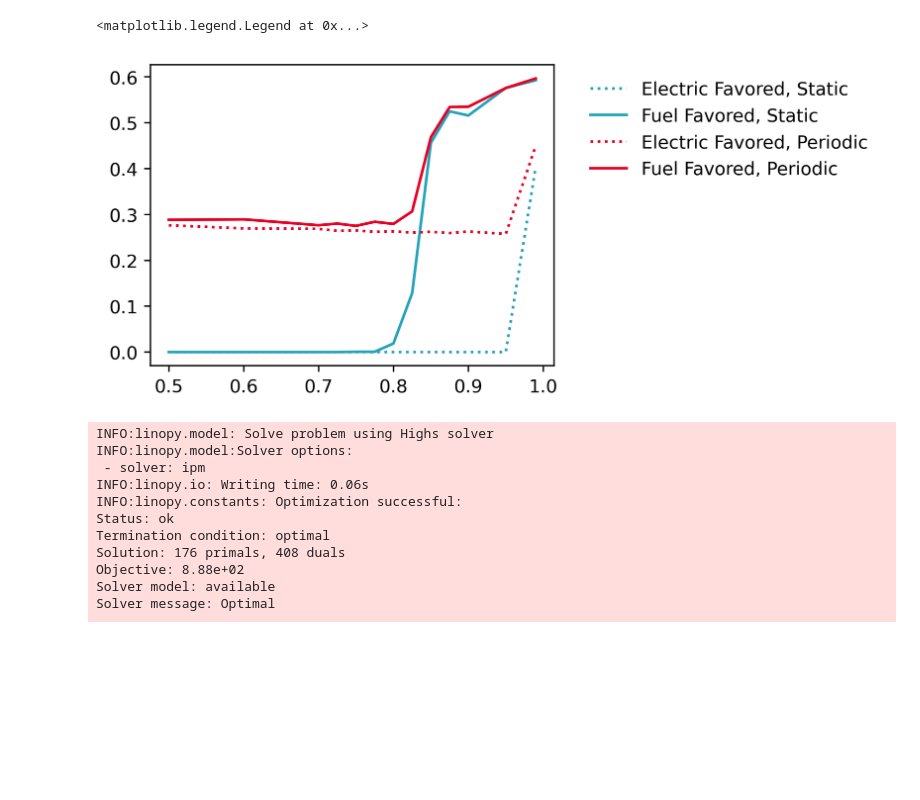
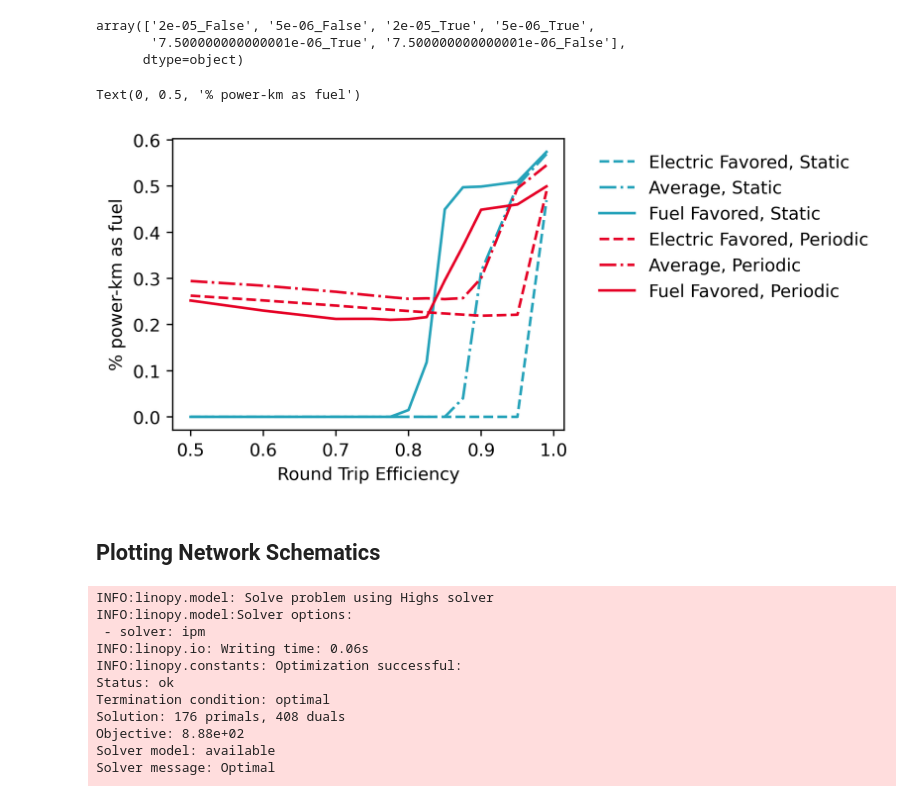
Before and after one commit to aidenva/es215, a Jupyter notebook: pypsa_simulation_realmap_HVDC/american_simulation.ipynb, the cells around one changed output. Drawn from its saved outputs; the diff is of its cells as text; code cells hidden in the pictures; blank space fills up the shorter version.

```diff
--- a/pypsa_simulation_realmap_HVDC/american_simulation.ipynb
+++ b/pypsa_simulation_realmap_HVDC/american_simulation.ipynb
@@ -715,0 +1020,24 @@ total_df.head()
+# %%
+total_df["hue_pair"] = total_df["fuel_decay"].astype(str) + "_" + total_df["Storage"].astype(str)
+# Define mapping from hue_pair → new dataframe name
+split_map = {
+    "2e-05_False": "df_elec_favored_static",
+    "7.500000000000001e-06_False": "df_mid_static",
+    "5e-06_False": "df_fuel_favored_static",
+    "2e-05_True": "df_elec_favored",
+    "5e-06_True": "df_fuel_favored",
+    "7.500000000000001e-06_True": "df_mid",
+}
+
+# Create the six dataframes
+dfs = {name: total_df[total_df["hue_pair"] == key].copy()
+       for key, name in split_map.items()}
+
+# Unpack them into variables if desired
+df_elec_favored_static = dfs["df_elec_favored_static"]
+df_mid_static          = dfs["df_mid_static"]
+df_fuel_favored_static = dfs["df_fuel_favored_static"]
+
+df_elec_favored        = dfs["df_elec_favored"]
+df_fuel_favored        = dfs["df_fuel_favored"]
+df_mid                 = dfs["df_mid"]
@@ -716,33 +1140,55 @@ total_df.head()
+# %%
+total_df["hue_pair"].unique()
+# %% [output]
+array(['2e-05_False', '5e-06_False', '2e-05_True', '5e-06_True',
+       '7.500000000000001e-06_True', '7.500000000000001e-06_False'],
+      dtype=object)
 # %%
 plt.figure(figsize=(4, 3), dpi=400)
 total_df["hue_pair"] = total_df["fuel_decay"].astype(str) + "_" + total_df["Storage"].astype(str)
 
 plt.plot(total_df[total_df["hue_pair"]=="2e-05_False"]['RTE'],
          total_df[total_df["hue_pair"]=="2e-05_False"]['fuel-km pct'],
          label="Electric Favored, Static",
-         linestyle = ":",
+         linestyle = "--",
+         color='#26A3BA')
+plt.plot(total_df[total_df["hue_pair"]=="7.500000000000001e-06_False"]['RTE'],
+         total_df[total_df["hue_pair"]=="7.500000000000001e-06_False"]['fuel-km pct'],
+         label="Average, Static",
+         linestyle = "-.",
          color='#26A3BA')
 
 plt.plot(total_df[total_df["hue_pair"]=="5e-06_False"]['RTE'],
          total_df[total_df["hue_pair"]=="5e-06_False"]['fuel-km pct'],
          label="Fuel Favored, Static",
          color='#26A3BA')
 
 plt.plot(total_df[total_df["hue_pair"]=="2e-05_True"]['RTE'],
          total_df[total_df["hue_pair"]=="2e-05_True"]['fuel-km pct'],
          label="Electric Favored, Periodic",
-         linestyle = ":",
+         linestyle = "--",
+         color='#E60027')
+
+plt.plot(total_df[total_df["hue_pair"]=="7.500000000000001e-06_True"]['RTE'],
+         total_df[total_df["hue_pair"]=="7.500000000000001e-06_True"]['fuel-km pct'],
+         label="Average, Periodic",
+         linestyle="-.",
          color='#E60027')
 plt.plot(total_df[total_df["hue_pair"]=="5e-06_True"]['RTE'],
          total_df[total_df["hue_pair"]=="5e-06_True"]['fuel-km pct'],
          label="Fuel Favored, Periodic",
+
          color='#E60027')
 
 
 plt.legend(bbox_to_anchor=(1.05, 1), loc='upper left', frameon=False)
+plt.xlabel("Round Trip Efficiency")
+plt.ylabel("% power-km as fuel")
 # %% [output]
-<matplotlib.legend.Legend at 0x...>
+Text(0, 0.5, '% power-km as fuel')
-[figure, old version]
+[figure, new version]
+# %% [markdown]
+## Plotting Network Schematics
 # %%
 RTE = 0.9
 alpha, n = ph.search_min_supplyscale_bisection(
```
Also changed, not shown: parts of 19 cells of this notebook, 3 other files.
